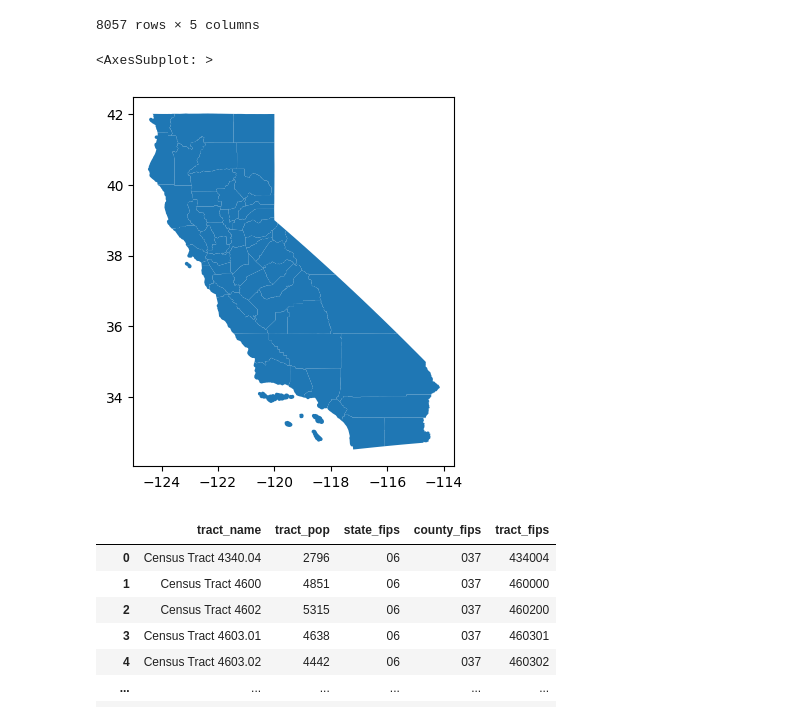
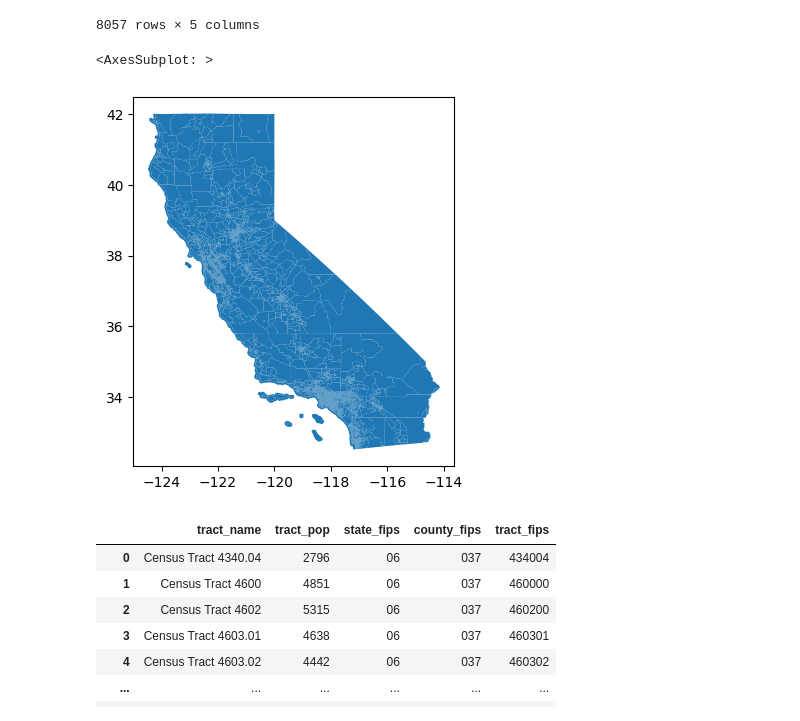
Before and after one commit to cliburn/learn-python-stats, a Jupyter notebook: Projec_Geospatial_Notes.ipynb, the cells around one changed output. Saved outputs shown, nothing was run; the diff lists cells and outputs as text; code cells hidden in the pictures.

```diff
--- a/Projec_Geospatial_Notes.ipynb
+++ b/Projec_Geospatial_Notes.ipynb
@@ -72,10 +86,10 @@ import geopandas as gpd
 # %%
-ca_tracts = gpd.read_file('tl_2019_us_county.shp')
-ca_tracts = ca_tracts.loc[ca_tracts.STATEFP=='06'].copy()
+ca_tracts = gpd.read_file('data/tl_2019_06_tract.shp')
+# ca_tracts = ca_tracts.loc[ca_tracts.STATEFP=='06'].copy()
 ca_tracts.plot()
 # %% [output]
 <AxesSubplot: >
-[figure, old version]
+[figure, new version]
 # %%
 onecounty_tractdf = tractdf.loc[
     tractdf['county_fips'] == '037'].copy(
```
Also changed, not shown: parts of 2 cells of this notebook.
